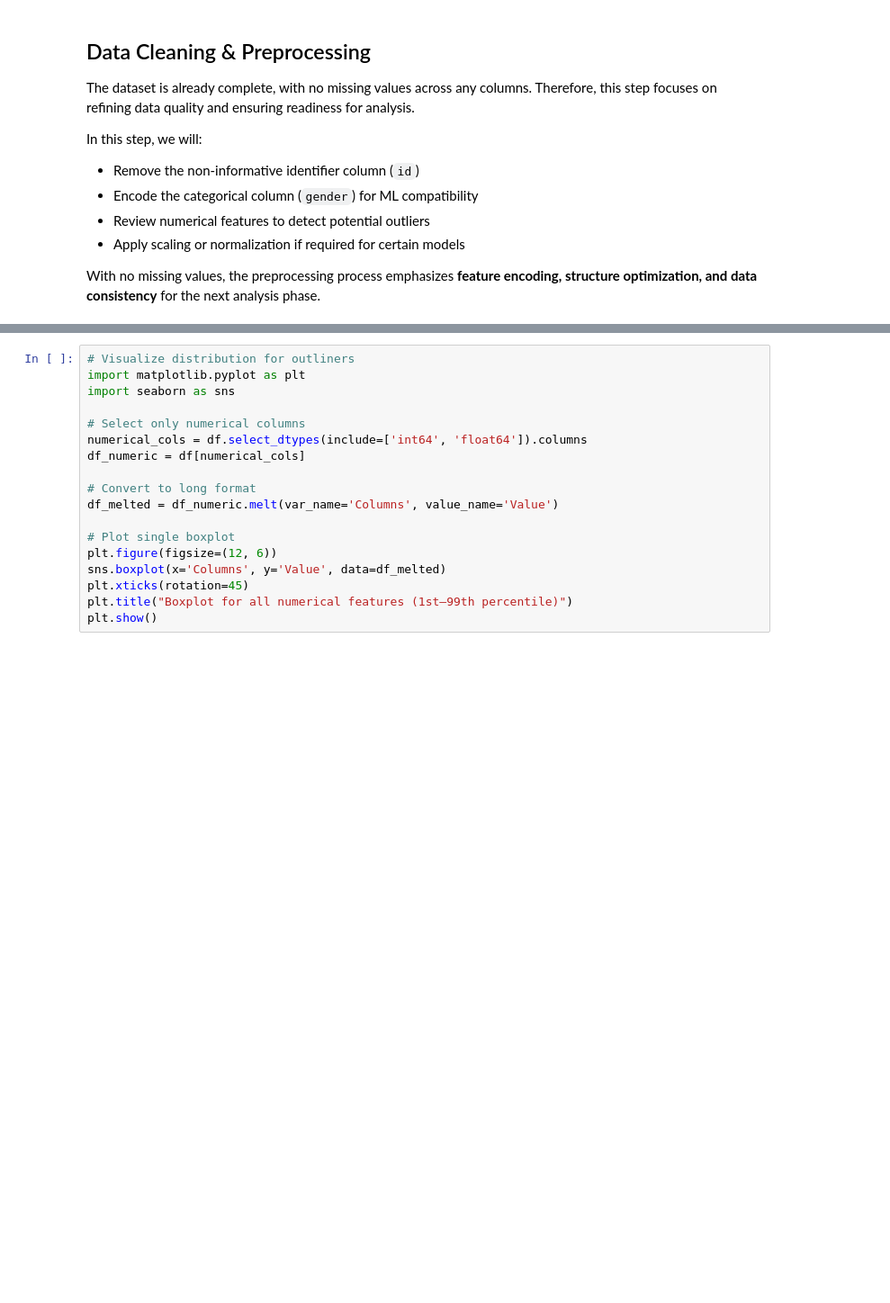
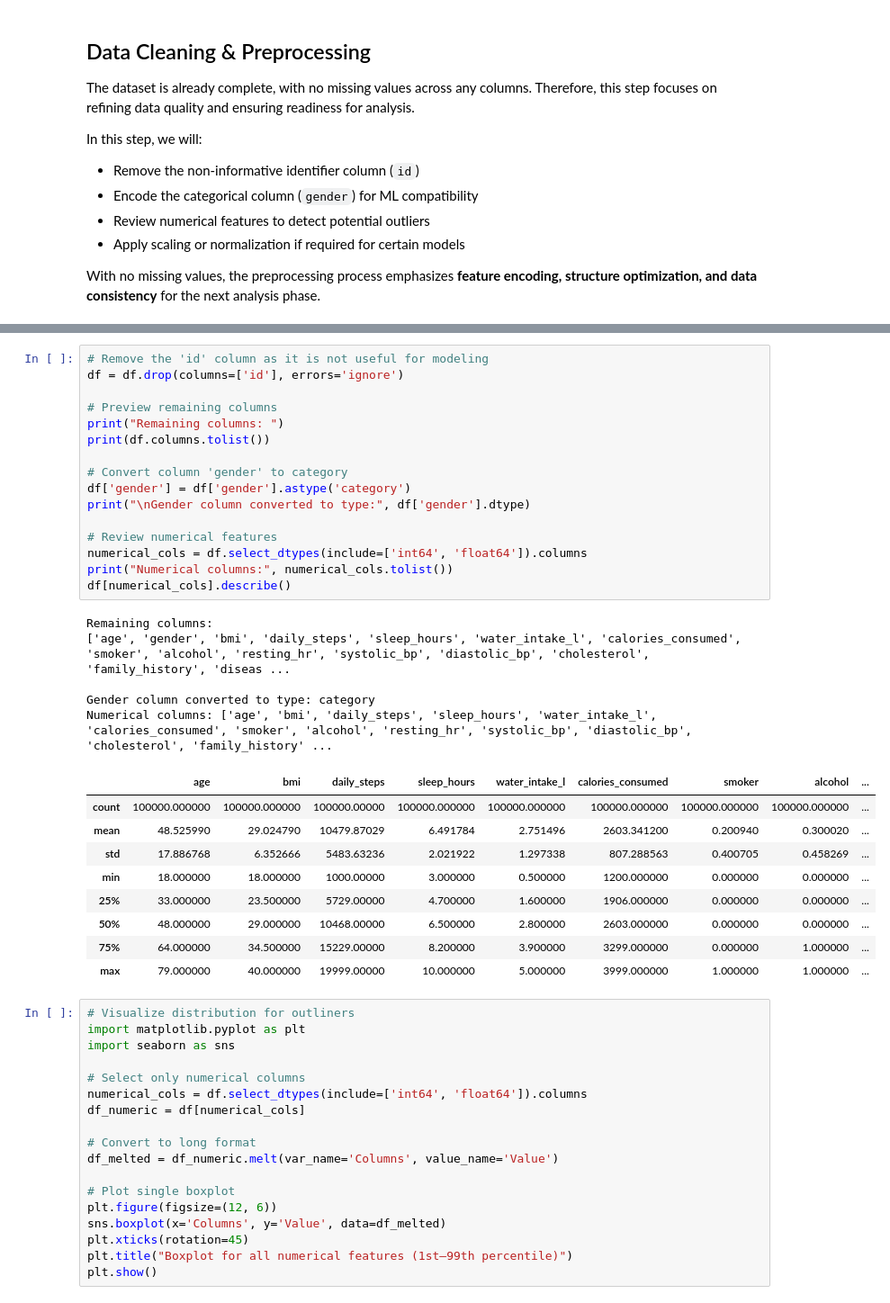
Before and after one commit to Cerasela-b/health-and-lifestyle-analytics, a Jupyter notebook: notebook/health_and_lifestyle_analyze.ipynb, the cells around one changed output, grey strips where cells are left out. Shown at 90% size. Saved outputs shown, nothing was run; the diff lists cells and outputs as text; blank space fills up the shorter version.

```diff
--- a/notebook/health_and_lifestyle_analyze.ipynb
+++ b/notebook/health_and_lifestyle_analyze.ipynb
@@ -87,3 +80,34 @@ Numerical columns: ['age', 'bmi', 'daily_steps', 'sleep_hours', 'water_intake_l'
+# %%
+# Remove the 'id' column as it is not useful for modeling
+df = df.drop(columns=['id'], errors='ignore')
+
+# Preview remaining columns
+print("Remaining columns: ")
+print(df.columns.tolist())
+
+# Convert column 'gender' to category
+df['gender'] = df['gender'].astype('category')
+print("\nGender column converted to type:", df['gender'].dtype)
+
+# Review numerical features
+numerical_cols = df.select_dtypes(include=['int64', 'float64']).columns
+print("Numerical columns:", numerical_cols.tolist())
+df[numerical_cols].describe()
+# %% [output]
+Remaining columns:
+['age', 'gender', 'bmi', 'daily_steps', 'sleep_hours', 'water_intake_l', 'calories_consumed', 'smoker', 'alcohol', 'resting_hr', 'systolic_bp', 'diastolic_bp', 'cholesterol', 'family_history', 'diseas ...
+
+Gender column converted to type: category
+Numerical columns: ['age', 'bmi', 'daily_steps', 'sleep_hours', 'water_intake_l', 'calories_consumed', 'smoker', 'alcohol', 'resting_hr', 'systolic_bp', 'diastolic_bp', 'cholesterol', 'family_history' ...
+|  | age | bmi | daily_steps | sleep_hours | water_intake_l | calories_consumed | smoker | alcohol | ... |
+| count | 100000.000000 | 100000.000000 | 100000.00000 | 100000.000000 | 100000.000000 | 100000.000000 | 100000.000000 | 100000.000000 | ... |
+| mean | 48.525990 | 29.024790 | 10479.87029 | 6.491784 | 2.751496 | 2603.341200 | 0.200940 | 0.300020 | ... |
+| std | 17.886768 | 6.352666 | 5483.63236 | 2.021922 | 1.297338 | 807.288563 | 0.400705 | 0.458269 | ... |
+| min | 18.000000 | 18.000000 | 1000.00000 | 3.000000 | 0.500000 | 1200.000000 | 0.000000 | 0.000000 | ... |
+| 25% | 33.000000 | 23.500000 | 5729.00000 | 4.700000 | 1.600000 | 1906.000000 | 0.000000 | 0.000000 | ... |
+| 50% | 48.000000 | 29.000000 | 10468.00000 | 6.500000 | 2.800000 | 2603.000000 | 0.000000 | 0.000000 | ... |
+| 75% | 64.000000 | 34.500000 | 15229.00000 | 8.200000 | 3.900000 | 3299.000000 | 0.000000 | 1.000000 | ... |
+| max | 79.000000 | 40.000000 | 19999.00000 | 10.000000 | 5.000000 | 3999.000000 | 1.000000 | 1.000000 | ... |
 # %%
 # Visualize distribution for outliners
 import matplotlib.pyplot as plt
```
Also changed, not shown: parts of 2 cells of this notebook.
